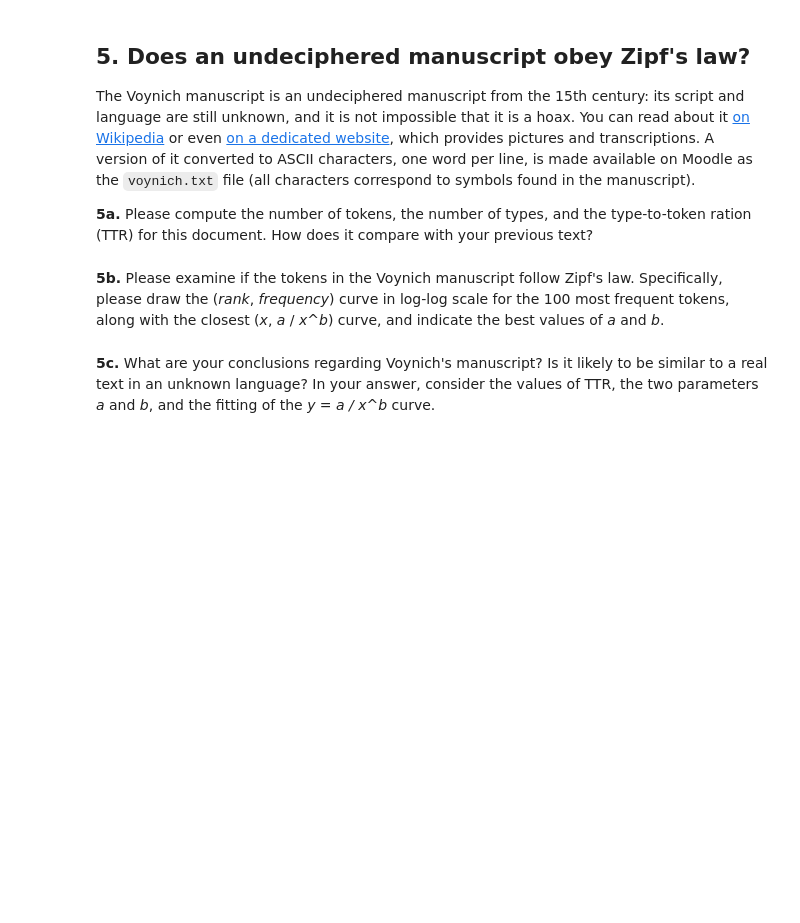
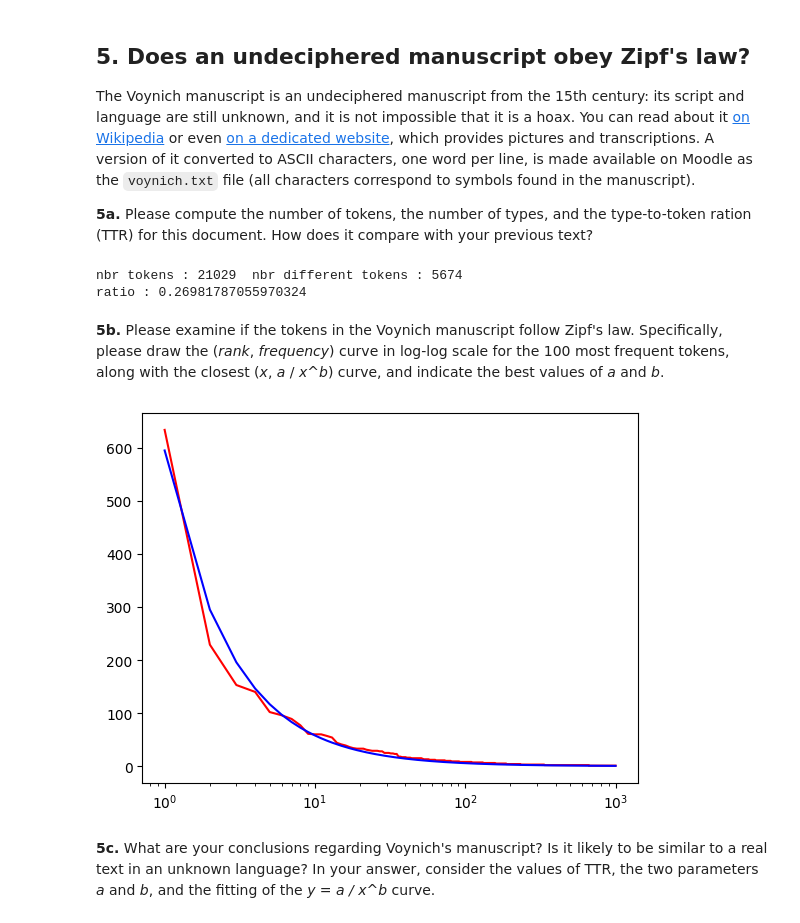
Before and after one commit to saucyq/nlp, a Jupyter notebook: lab1/MSE_AdvNLP_Lab1_student.ipynb, the cells around one changed output. Saved outputs shown, nothing was run; the diff lists cells and outputs as text; code cells hidden in the pictures; blank space fills up the shorter version.

```diff
--- a/lab1/MSE_AdvNLP_Lab1_student.ipynb
+++ b/lab1/MSE_AdvNLP_Lab1_student.ipynb
@@ -144,2 +227,12 @@ The Voynich manuscript is an undeciphered manuscript from the 15th century: its
+# %%
+# Please write your Python code in this cell and execute it.
+with open("lab1/voynich.txt", "r") as file:
+    voynich_tokens = [line.strip() for line in file]
+vocab_voynich = set(voynich_tokens)
+print("nbr tokens :",len(voynich_tokens), " nbr different tokens :",len(vocab_voynich))
+print("ratio :",len(vocab_voynich)/len(voynich_tokens))
+# %% [output]
+nbr tokens : 21029  nbr different tokens : 5674
+ratio : 0.26981787055970324
 # %% [markdown]
 **5b.** Please examine if the tokens in the Voynich manuscript follow Zipf's law.  Specifically, please draw the (_rank_, _frequency_) curve in log-log scale for the 100 most frequent tokens, along with the closest (*x*, *a* / *x^b*) curve, and indicate the best values of *a* and *b*.
@@ -148,3 +239,15 @@ The Voynich manuscript is an undeciphered manuscript from the 15th century: its
+# %%
+# Please write your Python code in this cell and execute it.
+voynich_mostcommon100 = nltk.FreqDist(voynich_tokens).most_common(100)
+x_voy = [i+1 for i in range(len(mostcommon1000))]
+y_voy = [item[1] for item in mostcommon1000]
+plt.plot(x_voy,y_voy,color="red")
+bestFit=scipy.optimize.curve_fit(f,xdata=x_voy,ydata=y_voy)
+y_guess_voy = [ f(x,bestFit[0][0],bestFit[0][1])for x in x]
+plt.plot(x_voy,y_guess_voy,color="blue")
+plt.xscale('log')
+# %% [output]
+[figure, added]
 # %% [markdown]
 **5c.** What are your conclusions regarding Voynich's manuscript?  Is it likely to be similar to a real text in an unknown language?  In your answer, consider the values of TTR, the two parameters *a* and *b*, and the fitting of the *y = a / x^b* curve.
 # %% [markdown]
```
Also changed, not shown: parts of 16 cells of this notebook.
